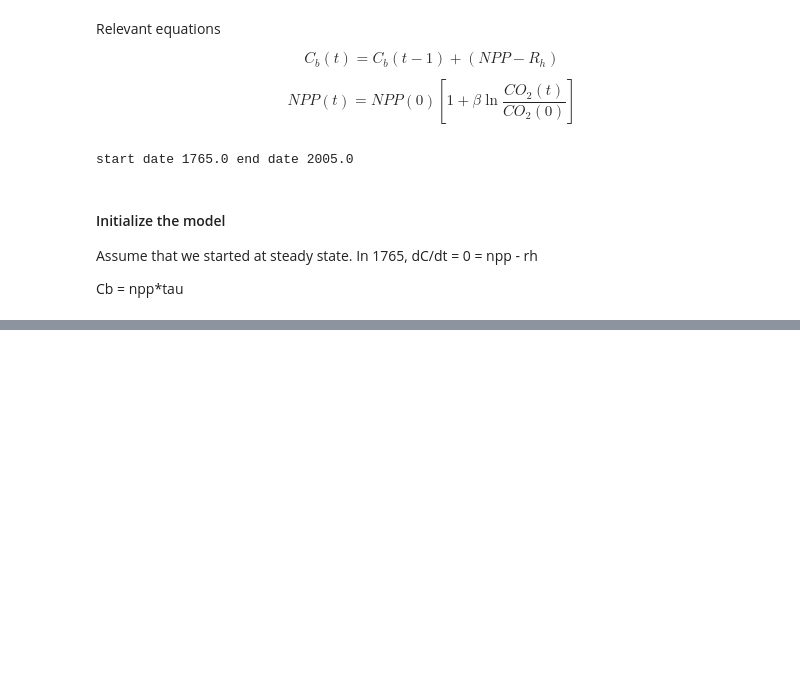
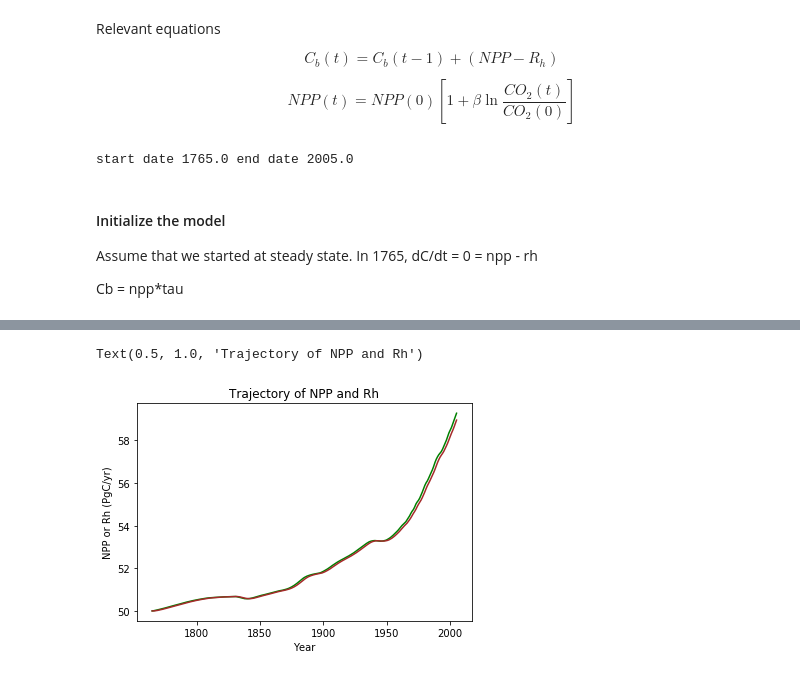
Before and after one commit to scoffiel/ess118_python_reference, a Jupyter notebook: 8_box_models.ipynb, the cells around one changed output, grey strips where cells are left out. Drawn from its saved outputs; the diff is of its cells as text; code cells hidden in the pictures; blank space fills up the shorter version.

```diff
--- a/8_box_models.ipynb
+++ b/8_box_models.ipynb
@@ -40,8 +39,10 @@ npp = np.zeros(nyears)
 rh = np.zeros(nyears)
 
 npp_initial = 50 #units PgC/yr
-taub = 20 #units years, initial turnover time for biosphere
+taub = 20 #units years, initial turnover time for biosphere. Tweak this
 beta = 0.6 #sensitivity of NPP to CO2
+dt = 1.0 #time increment in years
 
 Cb[0] = npp_initial*taub
+npp[0] = npp_initial
 rh[0] = npp_initial
@@ -50,0 +73,10 @@ for t in range(1, nyears):  #starting at 1766
+# %%
+fig = py.figure(2)
+py.plot(date, npp, color='green', label='NPP')
+py.plot(date, rh, color='brown', label='Rh')
+py.xlabel('Year')
+py.ylabel('NPP or Rh (PgC/yr)')
+py.title('Trajectory of NPP and Rh')
+# %% [output]
+Text(0.5, 1.0, 'Trajectory of NPP and Rh')
+[figure, added]
```
Also changed, not shown: parts of 13 cells of this notebook.
